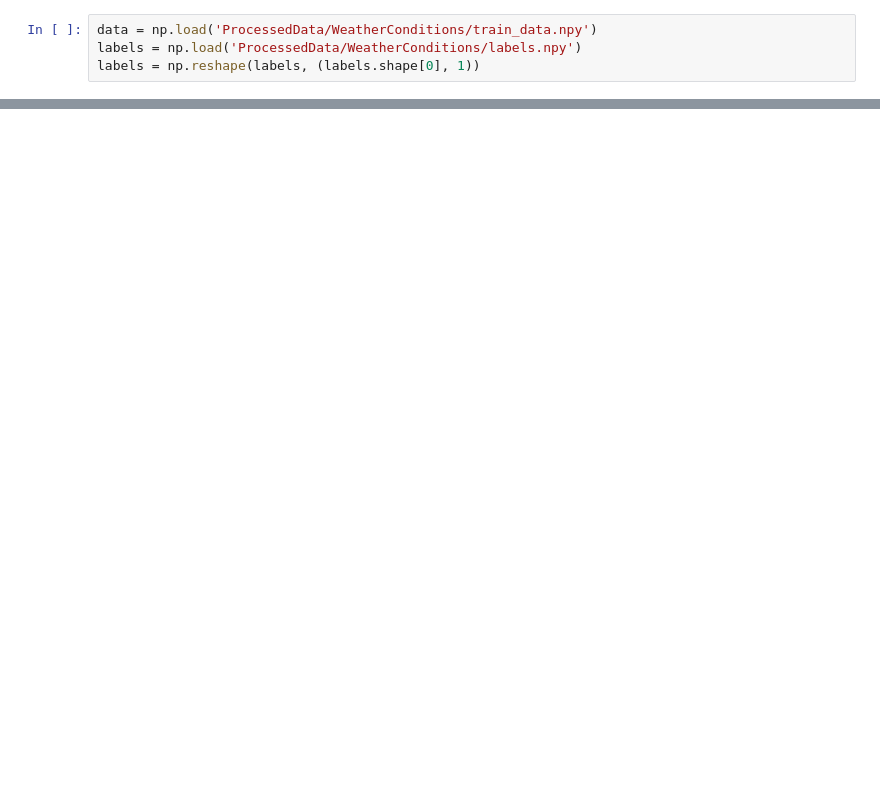
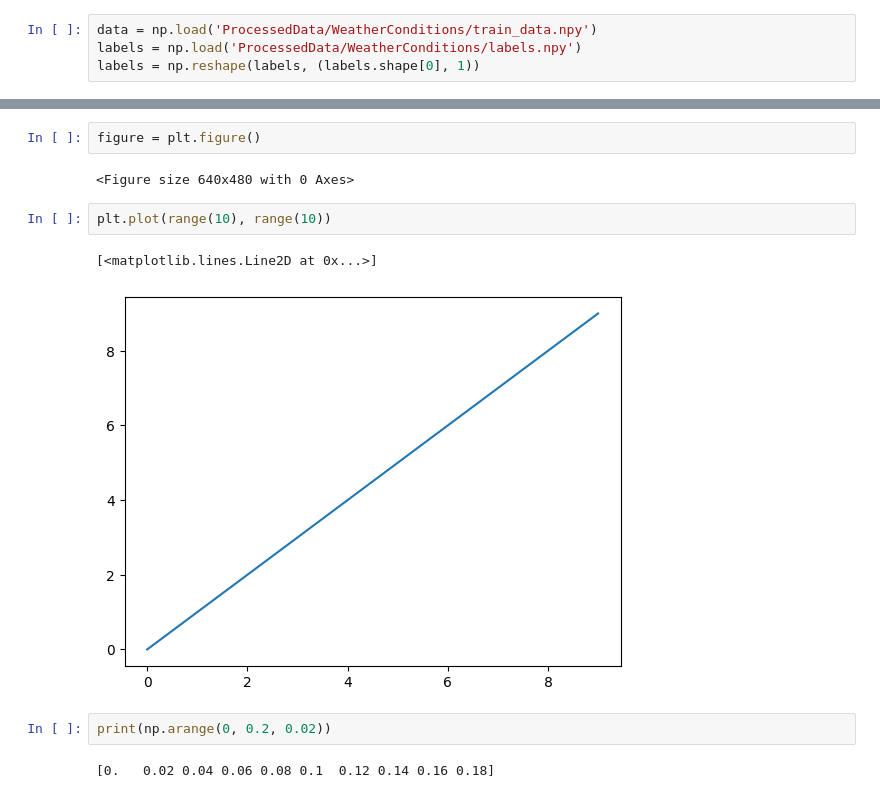
Before and after one commit to AR-PyT/LinearRegression, a Jupyter notebook: RegressionModel.ipynb, the cells around one changed output, grey strips where cells are left out. Cells and saved outputs as stored; diff of their text form; blank space fills up the shorter version.

```diff
--- a/RegressionModel.ipynb
+++ b/RegressionModel.ipynb
@@ -85,0 +117,13 @@ model.test_model()
+# %%
+figure = plt.figure()
+# %% [output]
+<Figure size 640x480 with 0 Axes>
+# %%
+plt.plot(range(10), range(10))
+# %% [output]
+[<matplotlib.lines.Line2D at 0x...>]
+[figure, added]
+# %%
+print(np.arange(0, 0.2, 0.02))
+# %% [output]
+[0.   0.02 0.04 0.06 0.08 0.1  0.12 0.14 0.16 0.18]
```
Also changed, not shown: parts of 8 cells of this notebook.
